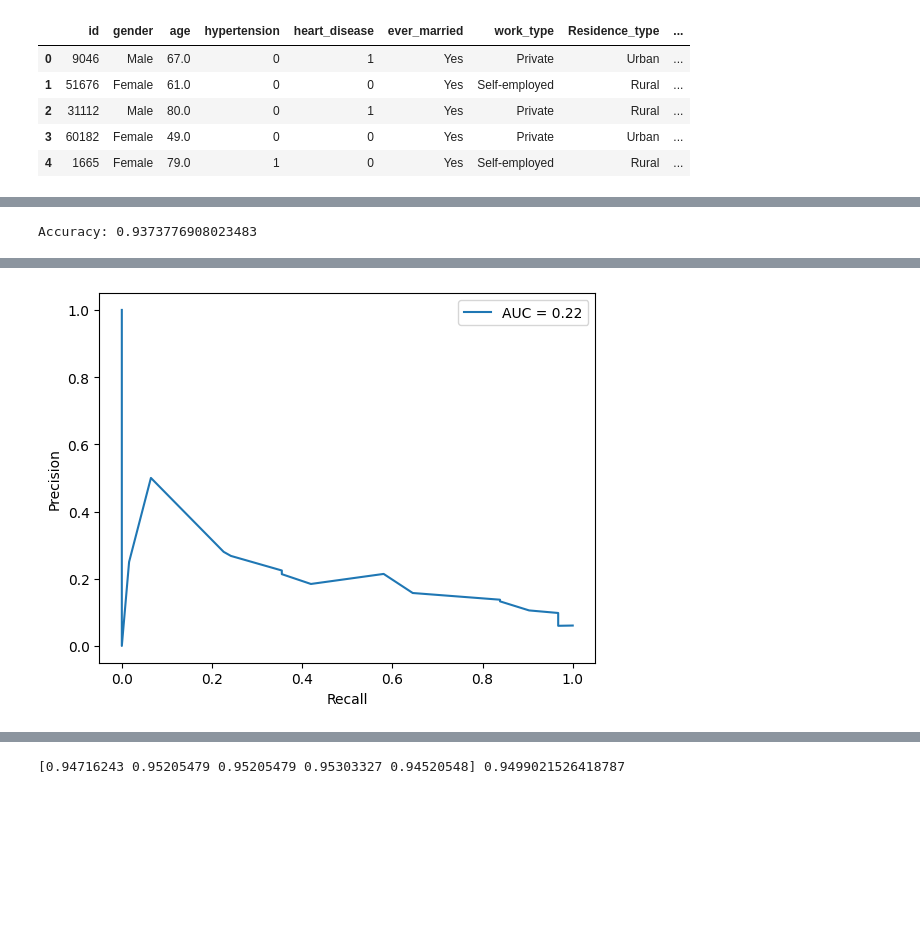
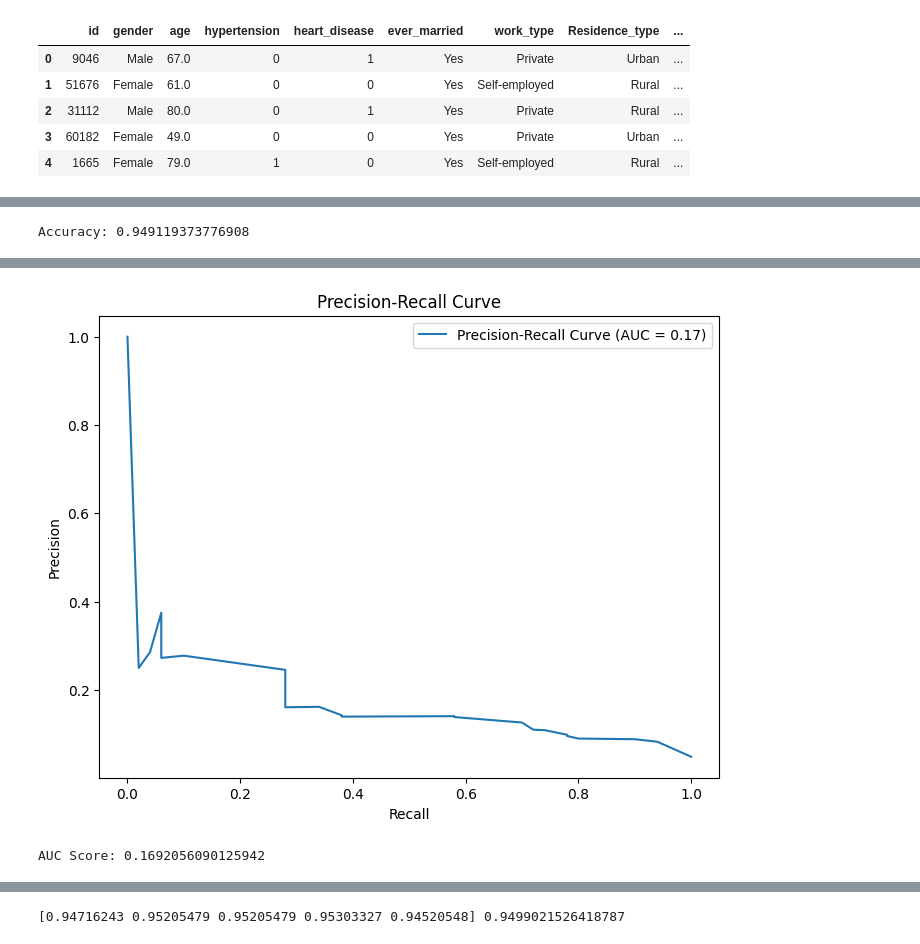
Before and after one commit to nick01as/AI-ML-starter-kit, a Jupyter notebook: ml.ipynb, the cells around one changed output, grey strips where cells are left out. Cells and saved outputs as stored; diff of their text form; code cells hidden in the pictures; blank space fills up the shorter version.

```diff
--- a/ml.ipynb
+++ b/ml.ipynb
@@ -69,12 +87,12 @@ print(acc)
 # %%
 from sklearn.tree import DecisionTreeClassifier as DT
 
-dt = DT(max_depth = 5, random_state = 0)
+dt = DT(max_depth = 5, random_state = 0, class_weight = {0:1, 1: 0.2})
 dt.fit(X_train, y_train)
 accuracy = dt.score(X_test, y_test)
 print(f"Accuracy: {accuracy}")
 # %% [output]
-Accuracy: 0.9373776908023483
+Accuracy: 0.949119373776908
 # %%
 from sklearn.tree import export_graphviz
 import graphviz
@@ -84,21 +102,12 @@ graph = graphviz.Source(dot_data)
 graph
 # %% [output]
 [drawing not drawn]
-# %%
-from sklearn.metrics import precision_recall_curve, auc
-from matplotlib import pyplot as plt
-
-y_prob = dt.predict_proba(X_test)[:, 1]
-precision, recall, thresholds = precision_recall_curve(y_test, y_prob)
-roc_auc = auc(recall, precision)
-
-plt.plot(recall, precision, label=f'AUC = {roc_auc:.2f}')
-plt.xlabel('Recall')
-plt.ylabel('Precision')
-plt.legend()
-plt.show()
-# %% [output]
-[figure, removed]
+# %%
+precision, recall, auc_score = precision_recall_score(X_test, y_test, dt)
+print(f'AUC Score: {auc_score}')
+# %% [output]
+[figure, added]
+AUC Score: 0.1692056090125942
 # %%
 from sklearn.ensemble import RandomForestClassifier as RF
 
```
Also changed, not shown: parts of 5 cells of this notebook.
